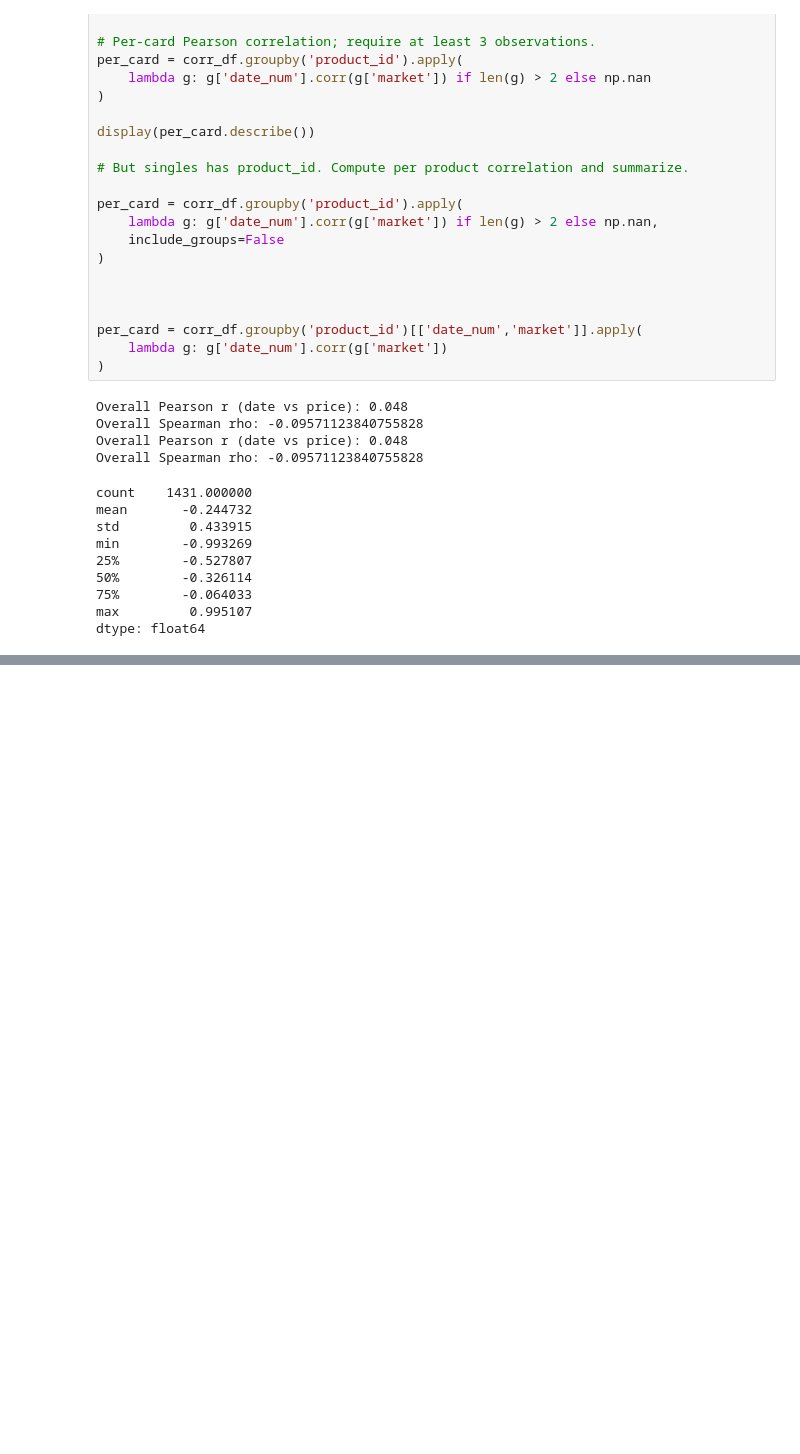
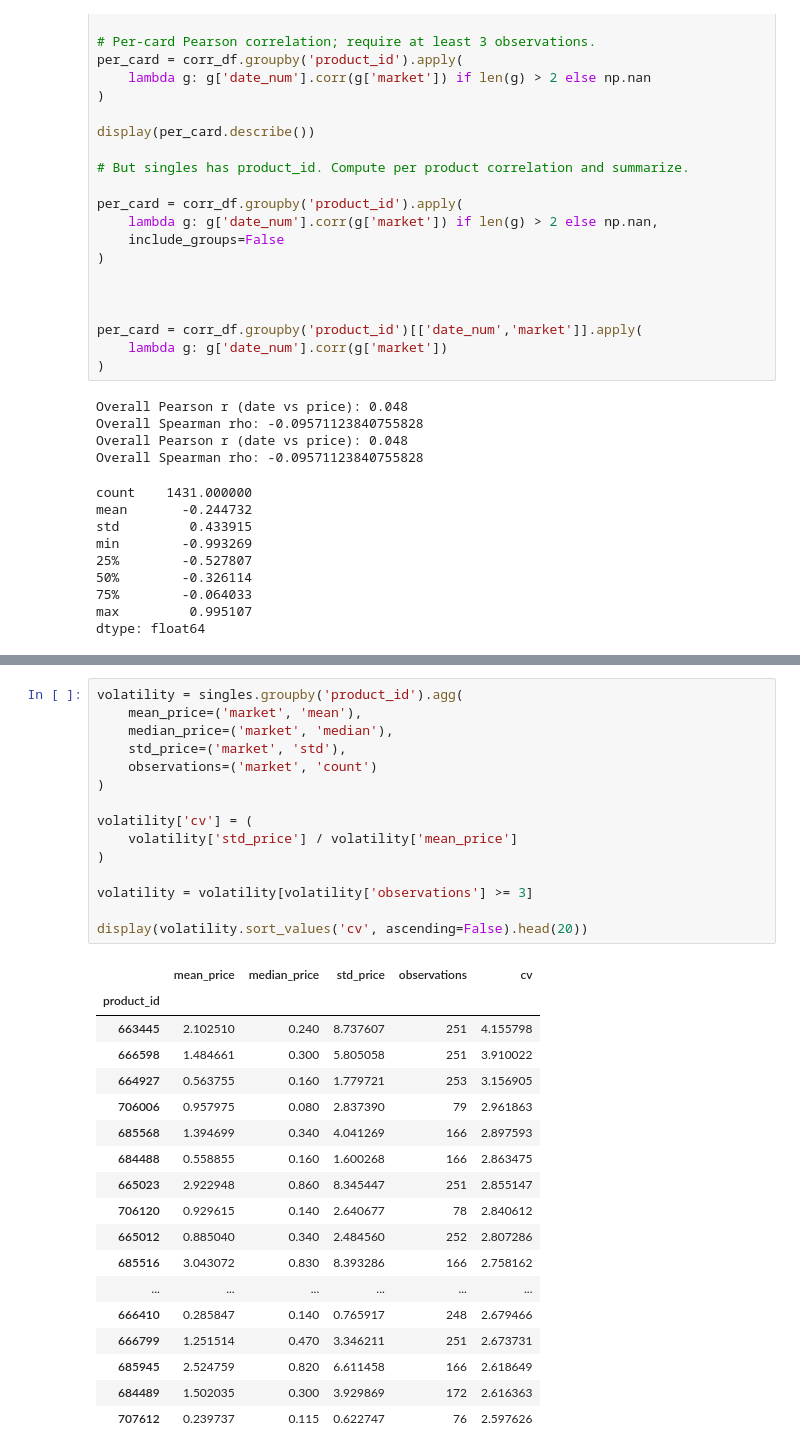
Before and after one commit to Ashalo/Collectible-Card-Market-Analysis, a Jupyter notebook: main.ipynb, the cells around one changed output, grey strips where cells are left out. Drawn from its saved outputs; the diff is of its cells as text; blank space fills up the shorter version.

```diff
--- a/main.ipynb
+++ b/main.ipynb
@@ -407,0 +478,34 @@ dtype: float64
+# %%
+volatility = singles.groupby('product_id').agg(
+    mean_price=('market', 'mean'),
+    median_price=('market', 'median'),
+    std_price=('market', 'std'),
+    observations=('market', 'count')
+)
+
+volatility['cv'] = (
+    volatility['std_price'] / volatility['mean_price']
+)
+
+volatility = volatility[volatility['observations'] >= 3]
+
+display(volatility.sort_values('cv', ascending=False).head(20))
+# %% [output]
+|  | mean_price | median_price | std_price | observations | cv |
+| product_id |  |  |  |  |  |
+| 663445 | 2.102510 | 0.240 | 8.737607 | 251 | 4.155798 |
+| 666598 | 1.484661 | 0.300 | 5.805058 | 251 | 3.910022 |
+| 664927 | 0.563755 | 0.160 | 1.779721 | 253 | 3.156905 |
+| 706006 | 0.957975 | 0.080 | 2.837390 | 79 | 2.961863 |
+| 685568 | 1.394699 | 0.340 | 4.041269 | 166 | 2.897593 |
+| 684488 | 0.558855 | 0.160 | 1.600268 | 166 | 2.863475 |
+| 665023 | 2.922948 | 0.860 | 8.345447 | 251 | 2.855147 |
+| 706120 | 0.929615 | 0.140 | 2.640677 | 78 | 2.840612 |
+| 665012 | 0.885040 | 0.340 | 2.484560 | 252 | 2.807286 |
+| 685516 | 3.043072 | 0.830 | 8.393286 | 166 | 2.758162 |
+| ... | ... | ... | ... | ... | ... |
+| 666410 | 0.285847 | 0.140 | 0.765917 | 248 | 2.679466 |
+| 666799 | 1.251514 | 0.470 | 3.346211 | 251 | 2.673731 |
+| 685945 | 2.524759 | 0.820 | 6.611458 | 166 | 2.618649 |
+| 684489 | 1.502035 | 0.300 | 3.929869 | 172 | 2.616363 |
+| 707612 | 0.239737 | 0.115 | 0.622747 | 76 | 2.597626 |
```
Also changed, not shown: parts of 3 cells of this notebook.
